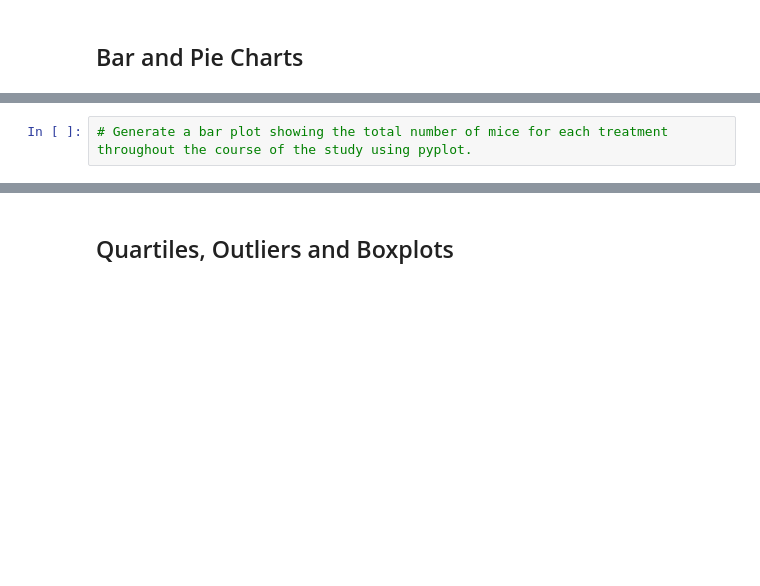
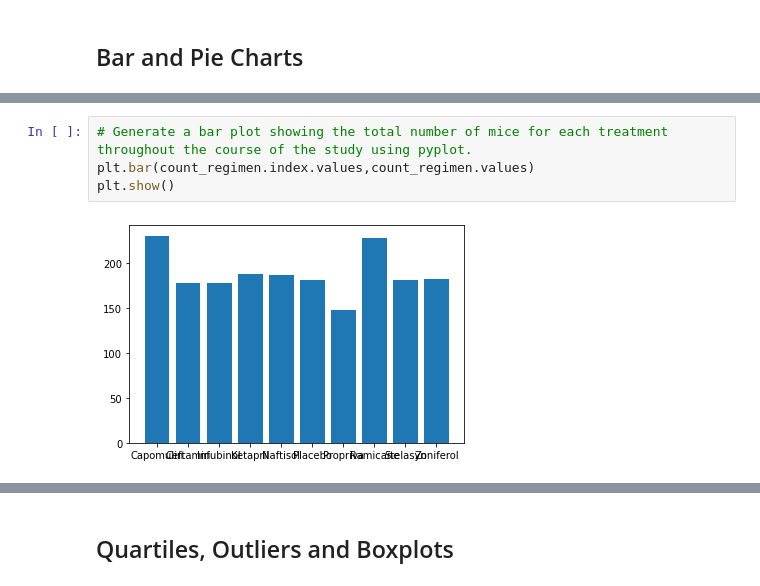
Before and after one commit to denk-ie/matplotlib-challenge, a Jupyter notebook: pymaceuticals_starter.ipynb, the cells around one changed output, grey strips where cells are left out. Cells and saved outputs as stored; diff of their text form; blank space fills up the shorter version.

```diff
--- a/pymaceuticals_starter.ipynb
+++ b/pymaceuticals_starter.ipynb
@@ -134,2 +145,6 @@ summary_statistics
 # %%
 # Generate a bar plot showing the total number of mice for each treatment throughout the course of the study using pyplot.
+plt.bar(count_regimen.index.values,count_regimen.values)
+plt.show()
+# %% [output]
+[figure, added]
```
Also changed, not shown: parts of 8 cells of this notebook.
